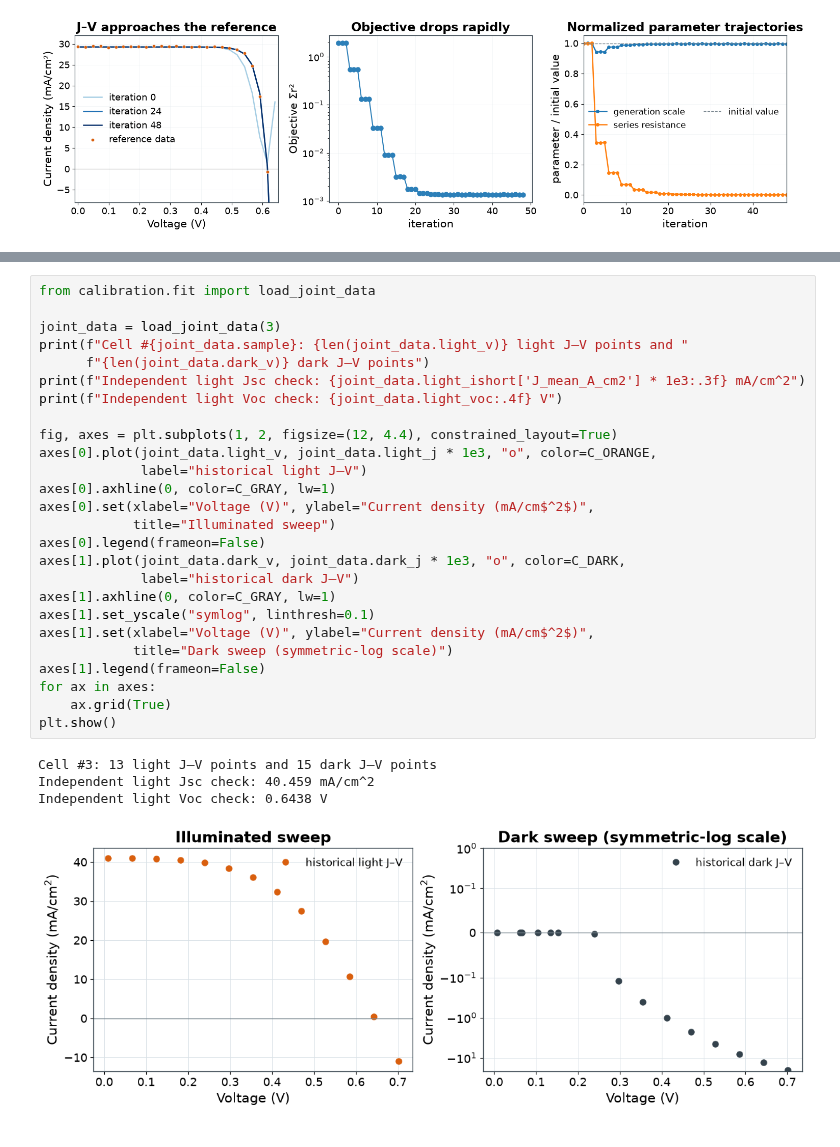
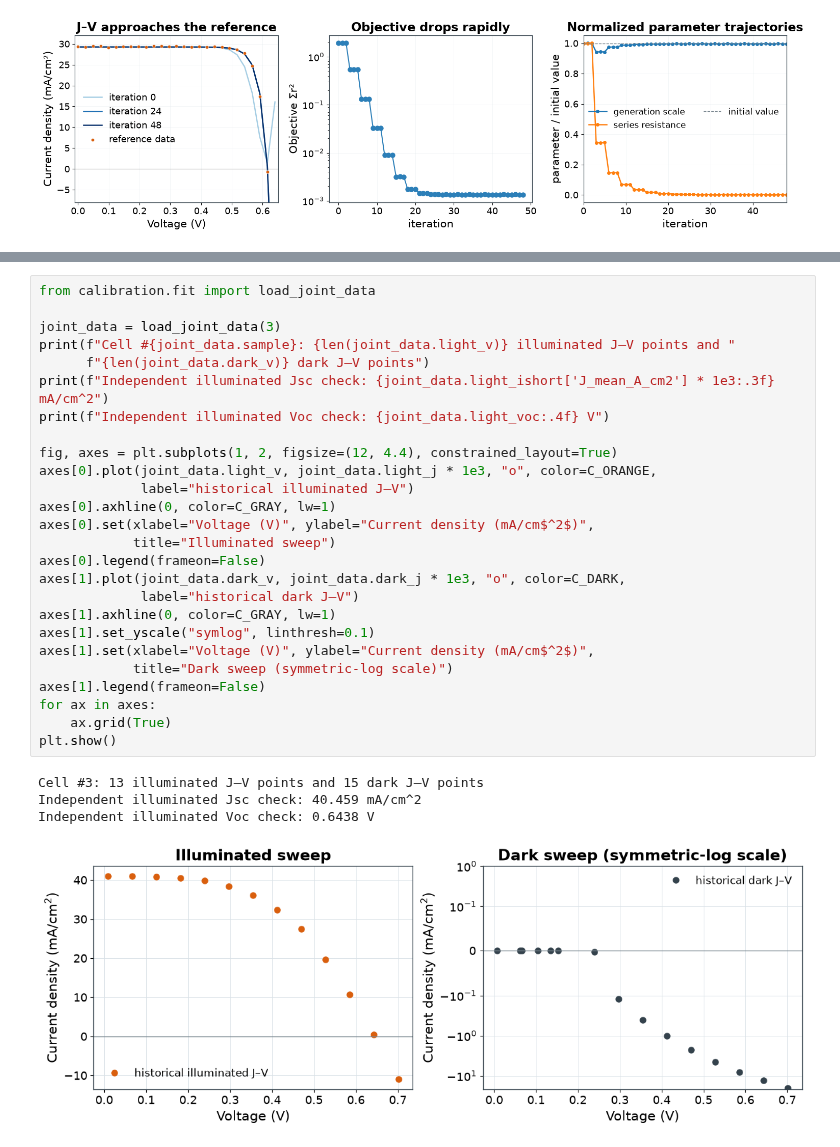
Before and after one commit to chenzhang0920/devsim-silicon-solar-cell-teaching, a Jupyter notebook: notebooks/tutorial.ipynb, the cells around one changed output, grey strips where cells are left out. Drawn from its saved outputs; the diff is of its cells as text.

```diff
--- a/notebooks/tutorial.ipynb
+++ b/notebooks/tutorial.ipynb
@@ -566,34 +577,34 @@ Converged after 54 evaluations and recorded 49 distinct states; final objective
 # %%
 from calibration.fit import load_joint_data
 
 joint_data = load_joint_data(3)
-print(f"Cell #{joint_data.sample}: {len(joint_data.light_v)} light J–V points and "
+print(f"Cell #{joint_data.sample}: {len(joint_data.light_v)} illuminated J–V points and "
       f"{len(joint_data.dark_v)} dark J–V points")
-print(f"Independent light Jsc check: {joint_data.light_ishort['J_mean_A_cm2'] * 1e3:.3f} mA/cm^2")
-print(f"Independent light Voc check: {joint_data.light_voc:.4f} V")
+print(f"Independent illuminated Jsc check: {joint_data.light_ishort['J_mean_A_cm2'] * 1e3:.3f} mA/cm^2")
+print(f"Independent illuminated Voc check: {joint_data.light_voc:.4f} V")
 
 fig, axes = plt.subplots(1, 2, figsize=(12, 4.4), constrained_layout=True)
 axes[0].plot(joint_data.light_v, joint_data.light_j * 1e3, "o", color=C_ORANGE,
-             label="historical light J–V")
+             label="historical illuminated J–V")
 axes[0].axhline(0, color=C_GRAY, lw=1)
 axes[0].set(xlabel="Voltage (V)", ylabel="Current density (mA/cm$^2$)",
             title="Illuminated sweep")
 axes[0].legend(frameon=False)
 axes[1].plot(joint_data.dark_v, joint_data.dark_j * 1e3, "o", color=C_DARK,
              label="historical dark J–V")
 axes[1].axhline(0, color=C_GRAY, lw=1)
 axes[1].set_yscale("symlog", linthresh=0.1)
 axes[1].set(xlabel="Voltage (V)", ylabel="Current density (mA/cm$^2$)",
             title="Dark sweep (symmetric-log scale)")
 axes[1].legend(frameon=False)
 for ax in axes:
     ax.grid(True)
 plt.show()
 # %% [output]
-Cell #3: 13 light J–V points and 15 dark J–V points
-Independent light Jsc check: 40.459 mA/cm^2
-Independent light Voc check: 0.6438 V
+Cell #3: 13 illuminated J–V points and 15 dark J–V points
+Independent illuminated Jsc check: 40.459 mA/cm^2
+Independent illuminated Voc check: 0.6438 V
-[figure, old version]
+[figure, new version]
 # %%
 from calibration.fit import evaluate_joint, fit_joint, joint_block_score
 
```
Also changed, not shown: parts of 27 cells of this notebook, 19 other files.
